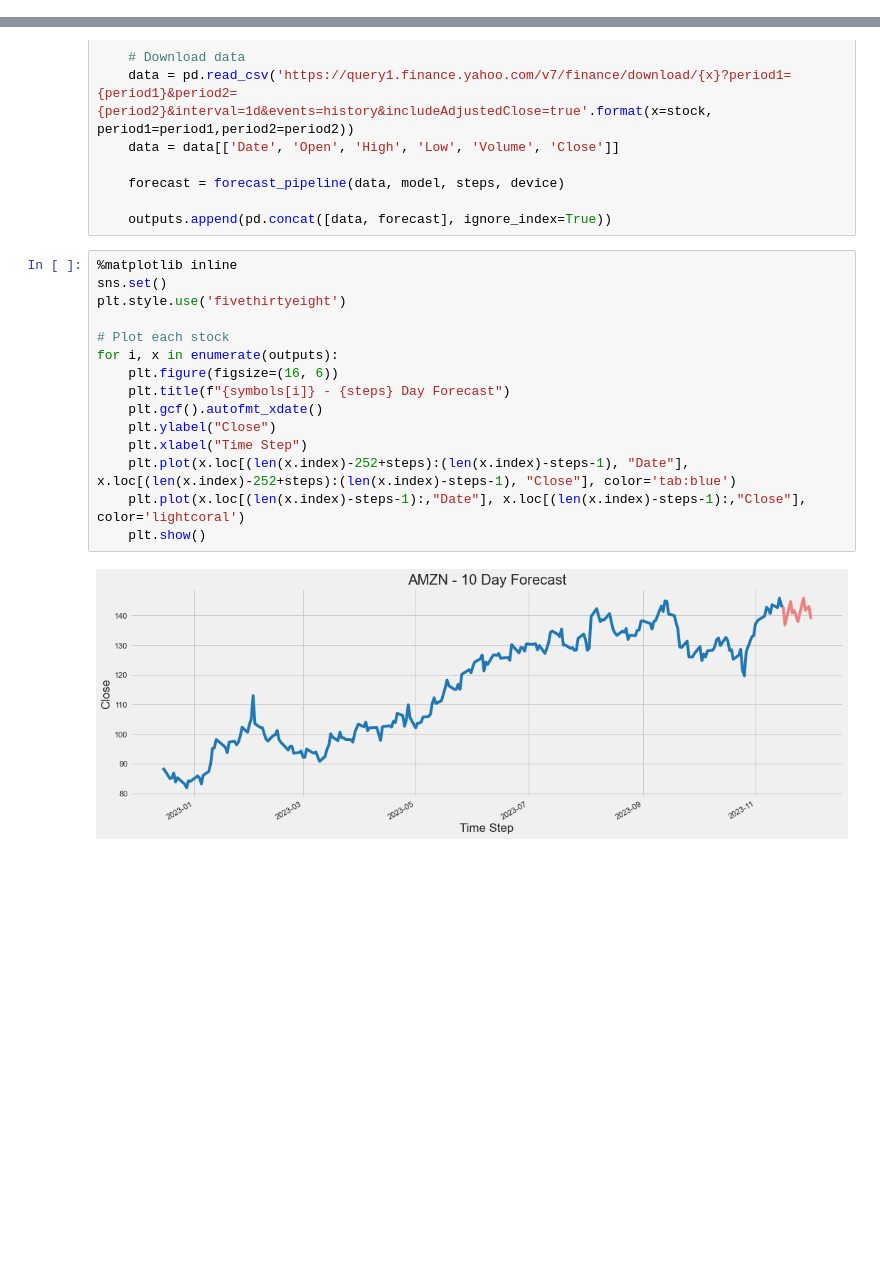
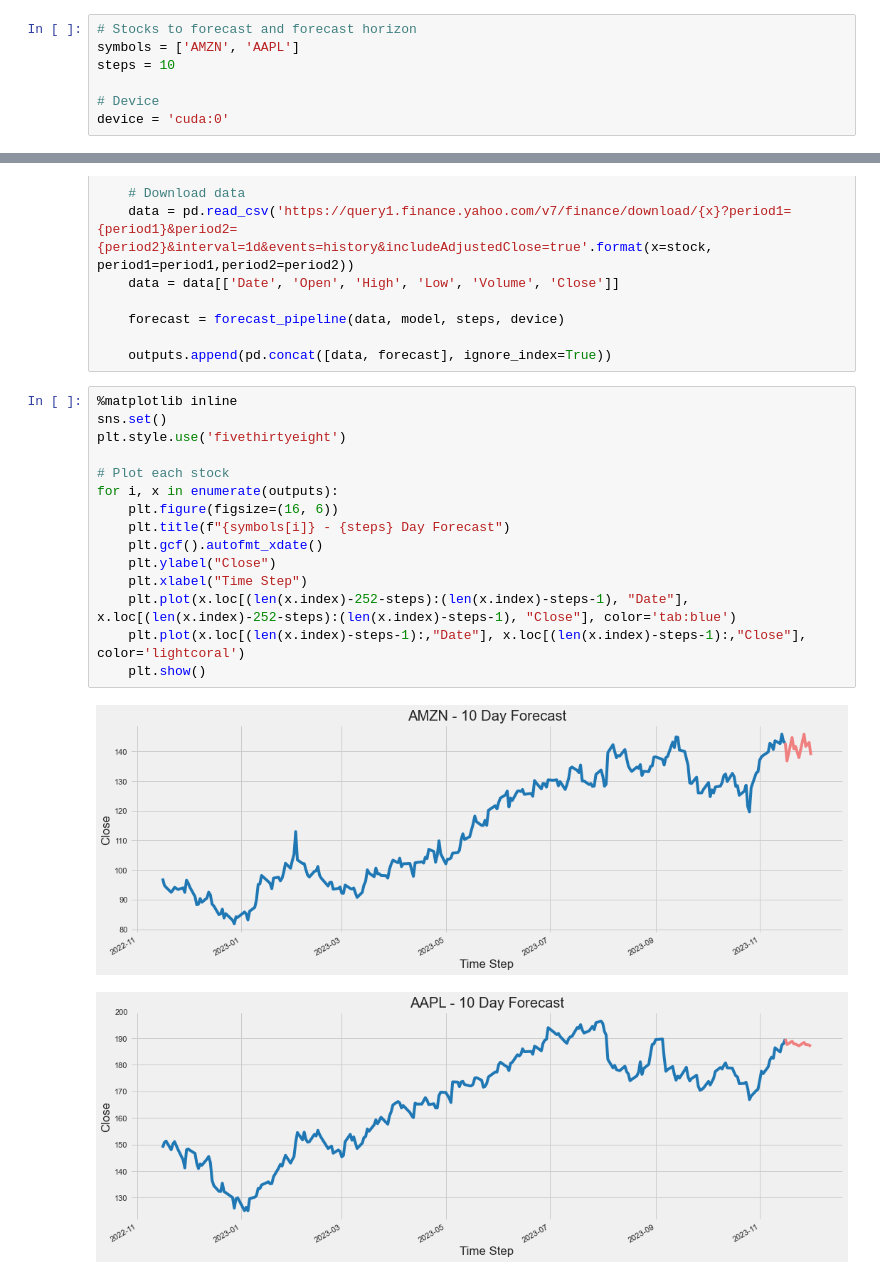
Before and after one commit to zapulam/StockPredictor2.0, a Jupyter notebook: testing.ipynb, the cells around one changed output, grey strips where cells are left out. Saved outputs shown, nothing was run; the diff lists cells and outputs as text; blank space fills up the shorter version.

```diff
--- a/testing.ipynb
+++ b/testing.ipynb
@@ -25,3 +23,10 @@ steps = 10              # future time steps to predict for
+# %%
+# Stocks to forecast and forecast horizon
+symbols = ['AMZN', 'AAPL']
+steps = 10
+
+# Device
+device = 'cuda:0'
 # %%
 # Load model
 kwargs, state = torch.load('models/rnn/weights/best.pth', map_location=torch.device(device))
@@ -64,17 +69,18 @@ for _, stock in enumerate(symbols):
 # %%
 %matplotlib inline
 sns.set()
 plt.style.use('fivethirtyeight')
 
 # Plot each stock
 for i, x in enumerate(outputs):
     plt.figure(figsize=(16, 6))
     plt.title(f"{symbols[i]} - {steps} Day Forecast")
     plt.gcf().autofmt_xdate()
     plt.ylabel("Close")
     plt.xlabel("Time Step")
-    plt.plot(x.loc[(len(x.index)-252+steps):(len(x.index)-steps-1), "Date"], x.loc[(len(x.index)-252+steps):(len(x.index)-steps-1), "Close"], color='tab:blue')
+    plt.plot(x.loc[(len(x.index)-252-steps):(len(x.index)-steps-1), "Date"], x.loc[(len(x.index)-252-steps):(len(x.index)-steps-1), "Close"], color='tab:blue')
     plt.plot(x.loc[(len(x.index)-steps-1):,"Date"], x.loc[(len(x.index)-steps-1):,"Close"], color='lightcoral')
     plt.show()
 # %% [output]
-[figure, old version]
+[figure, new version]
+[figure, added]
```
Also changed, not shown: parts of 3 cells of this notebook, 1 other file.
